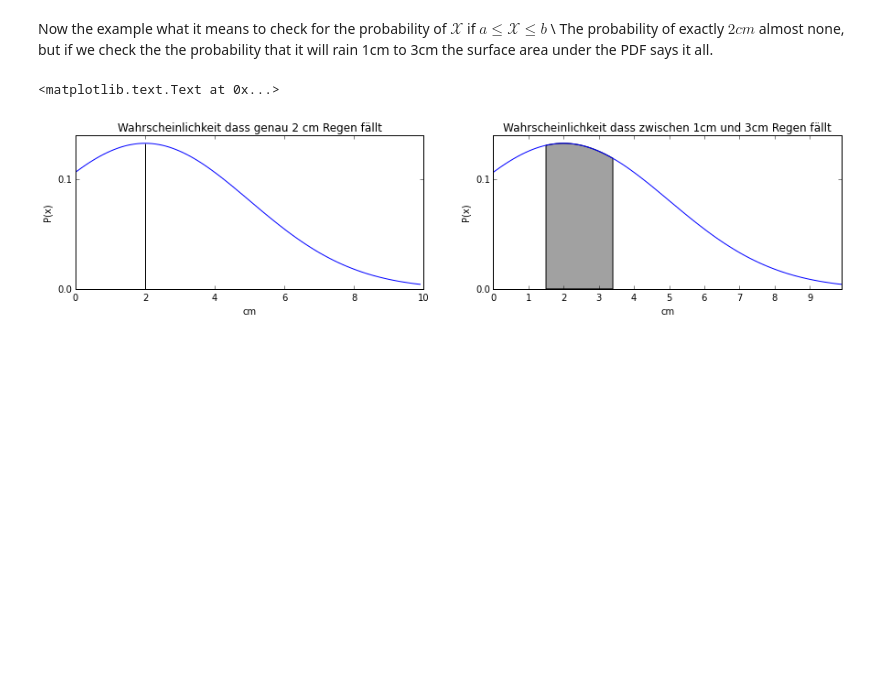
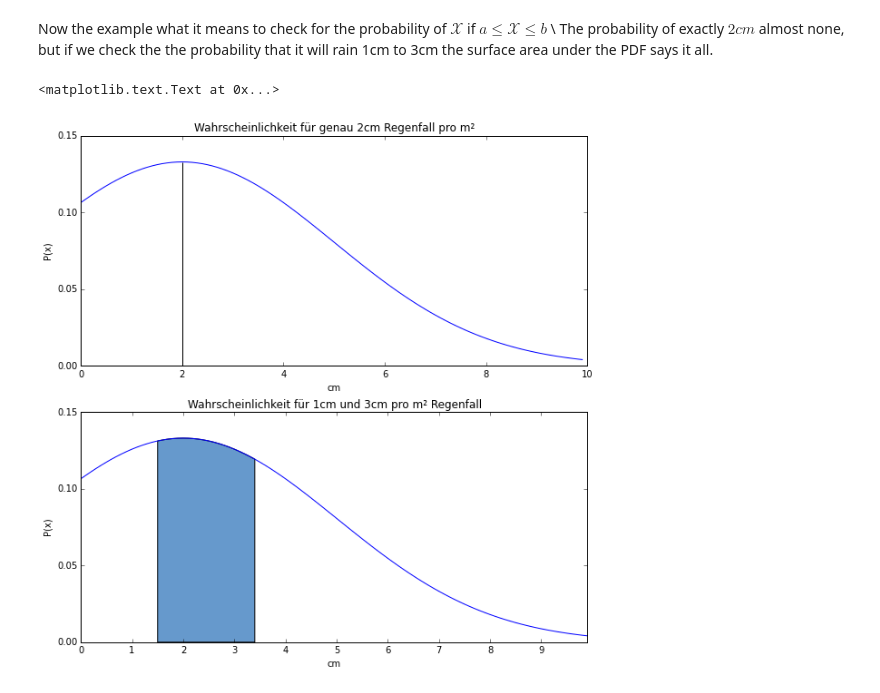
Before and after one commit to cirquit/bachelor-thesis, a Jupyter notebook: code/PDF.ipynb, the cells around one changed output. Saved outputs shown, nothing was run; the diff lists cells and outputs as text; code cells hidden in the pictures; blank space fills up the shorter version.

```diff
--- a/code/PDF.ipynb
+++ b/code/PDF.ipynb
@@ -86,24 +91,24 @@ The probability of exactly $2cm$ almost none, but if we check the the probabilit
 # %%
 x = np.arange(0, 10, 0.1)
 y = norm.pdf(x, 2, 3)
 
-fig, axarr = plt.subplots(1, 2, figsize=(15,3))
+fig, axarr = plt.subplots(2, 1, figsize=(10,10))
 
 plt.xticks(np.arange(min(x), max(x)+1, 1))
 
 axarr[0].plot(x, y)
 axarr[0].fill_between(x[20:21], y[20:21])
 axarr[0].set_xlabel("cm")
 axarr[0].set_ylabel("P(x)")
-axarr[0].set_yticks(np.arange(0,0.2,0.1))
-axarr[0].set_title("Wahrscheinlichkeit dass genau 2 cm Regen fällt")
+axarr[0].set_yticks(np.arange(0,0.2,0.05))
+axarr[0].set_title("Wahrscheinlichkeit für genau 2cm Regenfall pro m²")
 
 axarr[1].plot(x, y)
-axarr[1].fill_between(x[15:35], y[15:35], facecolor="#A1A1A1")
+axarr[1].fill_between(x[15:35], y[15:35], facecolor="#6699CC")
 axarr[1].set_xlabel("cm")
 axarr[1].set_ylabel("P(x)")
-axarr[1].set_yticks(np.arange(0,0.2,0.1))
-axarr[1].set_title("Wahrscheinlichkeit dass zwischen 1cm und 3cm Regen fällt")
+axarr[1].set_yticks(np.arange(0,0.2,0.05))
+axarr[1].set_title("Wahrscheinlichkeit für 1cm und 3cm pro m² Regenfall")
 # %% [output]
 <matplotlib.text.Text at 0x...>
-[figure, old version]
+[figure, new version]
```
Also changed, not shown: parts of 3 cells of this notebook, 4 other files.
